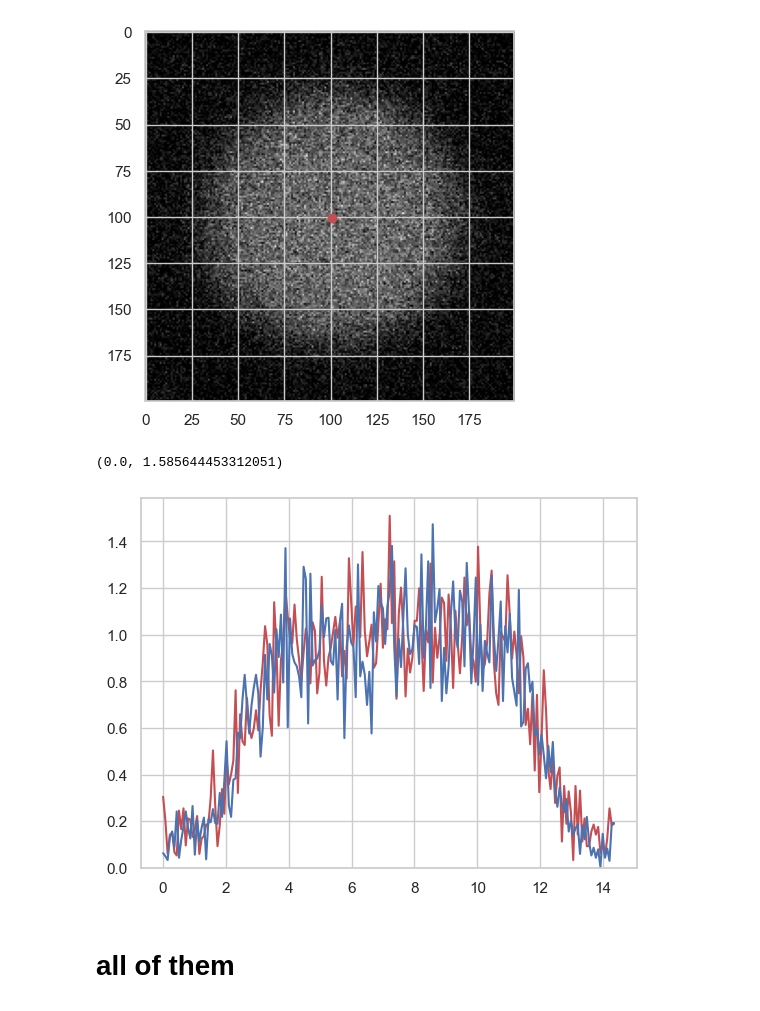
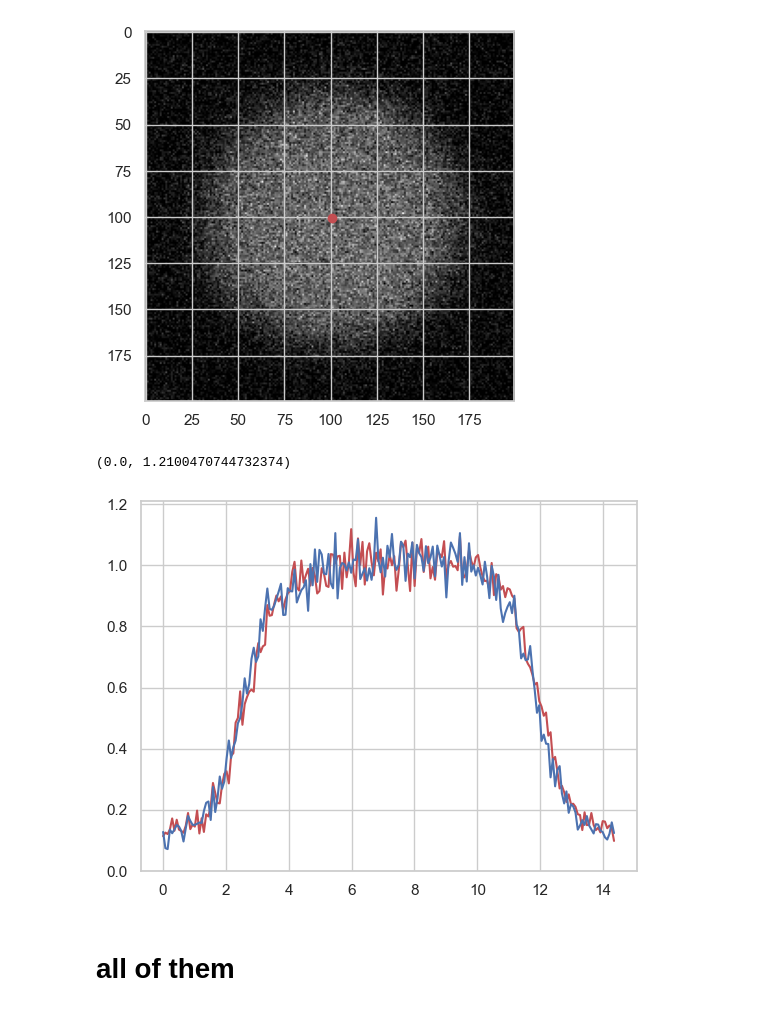
Before and after one commit to grzanka/osl_mb_foils, a Jupyter notebook: notebooks/playground/0.6-lg-2d-efficiency_10mm.ipynb, the cells around one changed output. Cells and saved outputs as stored; diff of their text form; code cells hidden in the pictures.

```diff
--- a/notebooks/playground/0.6-lg-2d-efficiency_10mm.ipynb
+++ b/notebooks/playground/0.6-lg-2d-efficiency_10mm.ipynb
@@ -177,7 +201,8 @@ plt.ylim(0, None)
 # %% [markdown]
 # OSL MB
 # %%
-det1_im = np.load(Path('C:\\Users\\Legion\\OneDrive - ifj.edu.pl\\Projects\\MB_foils\\2024-04-22\\mb_det1.npy'))
+#det1_im = np.load(Path('C:\\Users\\Legion\\OneDrive - ifj.edu.pl\\Projects\\MB_foils\\2024-04-22\\mb_det1.npy'))
+det1_im = np.load(project_dir / 'data' / 'raw' / '2024-04-22' / 'mb_det1.npy')
 # %%
 plt.imshow(det1_im, cmap='gray')
 # %% [output]
@@ -185,27 +210,27 @@ plt.imshow(det1_im, cmap='gray')
 [figure]
 # %%
 from scipy.ndimage import center_of_mass
-cm = center_of_mass(det1_im)
-print(f"original data (shape {data.shape}) CM = ({cm[0]:.2f}, {cm[1]:.2f})")
+det1_cm = center_of_mass(det1_im)
+print(f"original data (shape {data.shape}) CM = ({det1_cm[0]:.2f}, {det1_cm[1]:.2f})")
 
 cut_px = 110
-data_cut = det1_im[int(cm[0])-cut_px:int(cm[0])+cut_px, int(cm[1])-cut_px:int(cm[1])+cut_px]
-cm_cut = center_of_mass(data_cut)
-print(f"1st cut data CM = ({cm_cut[0]:.2f}, {cm_cut[1]:.2f}), shape {data_cut.shape}")
+det1_data_cut = det1_im[int(det1_cm[0])-cut_px:int(det1_cm[0])+cut_px, int(det1_cm[1])-cut_px:int(det1_cm[1])+cut_px]
+det1_cm_cut = center_of_mass(det1_data_cut)
+print(f"1st cut data CM = ({det1_cm_cut[0]:.2f}, {det1_cm_cut[1]:.2f}), shape {det1_data_cut.shape}")
 
 cut_px = 105
-data_cut = data_cut[int(cm_cut[0])-cut_px:int(cm_cut[0])+cut_px, int(cm_cut[1])-cut_px:int(cm_cut[1])+cut_px]
-cm_cut = center_of_mass(data_cut)
-print(f"2nd cut data CM = ({cm_cut[0]:.2f}, {cm_cut[1]:.2f}), shape {data_cut.shape}")
+det1_data_cut = det1_data_cut[int(det1_cm_cut[0])-cut_px:int(det1_cm_cut[0])+cut_px, int(det1_cm_cut[1])-cut_px:int(det1_cm_cut[1])+cut_px]
+det1_cm_cut = center_of_mass(det1_data_cut)
+print(f"2nd cut data CM = ({det1_cm_cut[0]:.2f}, {det1_cm_cut[1]:.2f}), shape {det1_data_cut.shape}")
 
 cut_px = 100
-data_cut = data_cut[int(cm_cut[0])-cut_px:int(cm_cut[0])+cut_px, int(cm_cut[1])-cut_px:int(cm_cut[1])+cut_px]
-cm_cut = center_of_mass(data_cut)
-print(f"3rd cut data CM = ({cm_cut[0]:.2f}, {cm_cut[1]:.2f}), shape {data_cut.shape}")
+det1_data_cut = det1_data_cut[int(det1_cm_cut[0])-cut_px:int(det1_cm_cut[0])+cut_px, int(det1_cm_cut[1])-cut_px:int(det1_cm_cut[1])+cut_px]
+det1_cm_cut = center_of_mass(det1_data_cut)
+print(f"3rd cut data CM = ({det1_cm_cut[0]:.2f}, {det1_cm_cut[1]:.2f}), shape {det1_data_cut.shape}")
 
 # plot center of mass
-plt.imshow(data_cut, cmap='gray')
-plt.scatter(cm_cut[1], cm_cut[0], color='r');
+plt.imshow(det1_data_cut, cmap='gray')
+plt.scatter(det1_cm_cut[1], det1_cm_cut[0], color='r');
 # %% [output]
 original data (shape (240, 240)) CM = (152.37, 158.01)
 1st cut data CM = (109.74, 112.73), shape (220, 220)
@@ -214,20 +239,20 @@ original data (shape (240, 240)) CM = (152.37, 158.01)
 [figure]
 # %%
 # plot horizontal and vertical profiles
-profile_dx = 5
+profile_dx = 50
 # plot as function of distance in mm, assuming 300dpi
 px_to_mm = 0.07211249531663806
-mb_y_data = np.mean(data_cut[data_cut.shape[0]//2 - profile_dx//2:data_cut.shape[0]//2 + profile_dx//2,:], axis=0)
-mb_y_data_2 = np.mean(data_cut[:, data_cut.shape[1]//2 - profile_dx//2:data_cut.shape[1]//2 + profile_dx//2], axis=1)
+mb_y_data = np.mean(det1_data_cut[det1_data_cut.shape[0]//2 - profile_dx//2:det1_data_cut.shape[0]//2 + profile_dx//2,:], axis=0)
+mb_y_data_2 = np.mean(det1_data_cut[:, det1_data_cut.shape[1]//2 - profile_dx//2:det1_data_cut.shape[1]//2 + profile_dx//2], axis=1)
 mb_x_mm = np.arange(mb_y_data.shape[0]) * px_to_mm
 mb_y_data_mean = np.mean(mb_y_data, where=(mb_x_mm>4)&(mb_x_mm<10))
 mb_y_data_2_mean = np.mean(mb_y_data_2, where=(mb_x_mm>4)&(mb_x_mm<10))
 plt.plot(mb_x_mm, mb_y_data / mb_y_data_mean, color='r')
 plt.plot(mb_x_mm, mb_y_data_2 / mb_y_data_mean, color='b')
 plt.ylim(0, None)
 # %% [output]
-(0.0, 1.585644453312051)
+(0.0, 1.2100470744732374)
-[figure, old version]
+[figure, new version]
 # %% [markdown]
 # all of them
 # %%
```
Also changed, not shown: parts of 23 cells of this notebook, 1 other file.
